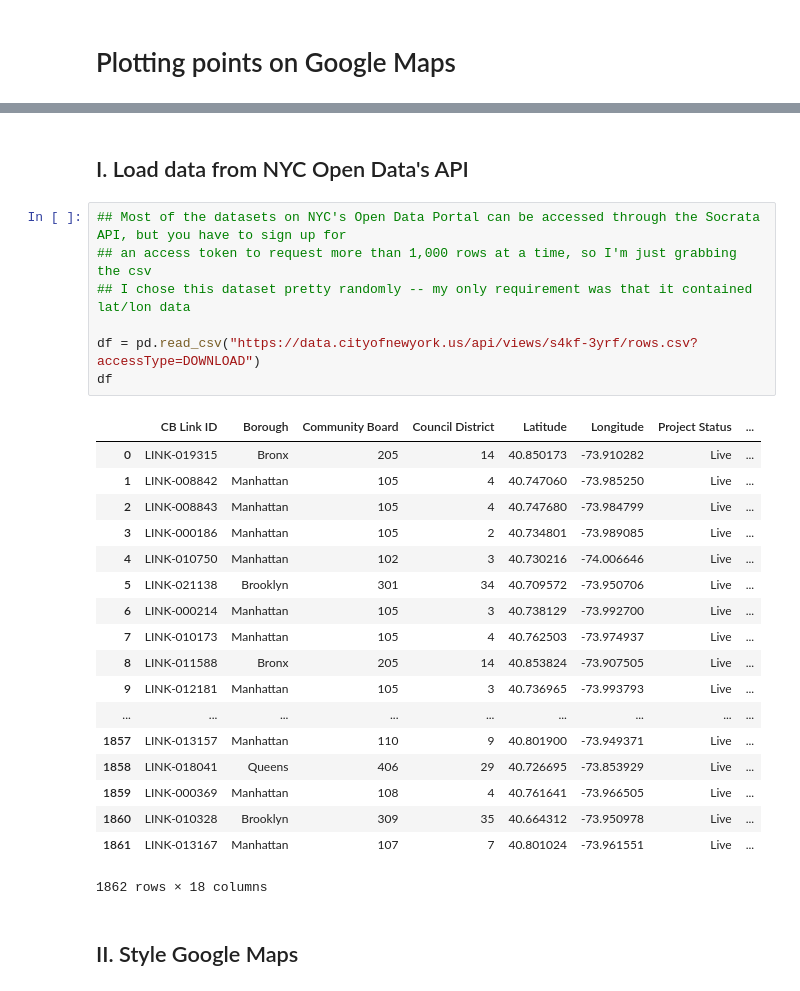
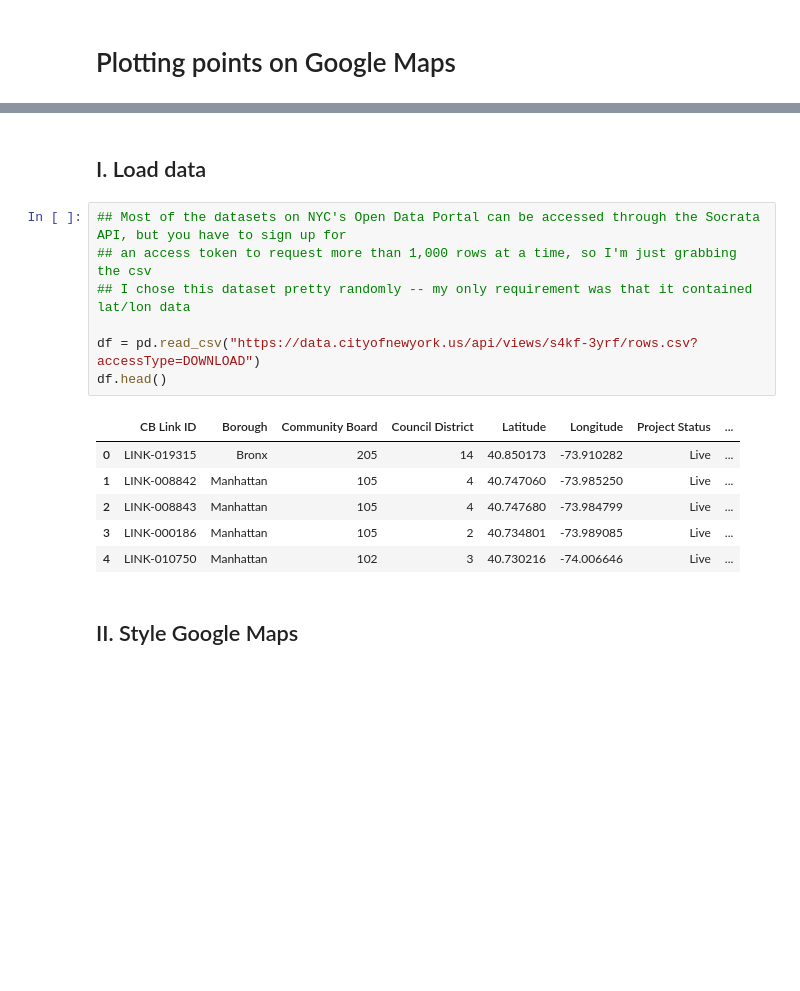
Before and after one commit to samanthacfu/data-viz, a Jupyter notebook: google_maps.ipynb, the cells around one changed output, grey strips where cells are left out. Saved outputs shown, nothing was run; the diff lists cells and outputs as text; blank space fills up the shorter version.

```diff
--- a/google_maps.ipynb
+++ b/google_maps.ipynb
@@ -14,33 +16,21 @@ output_notebook()
 Loading BokehJS ...
 [interactive output not drawn]
 # %% [markdown]
-## I. Load data from NYC Open Data's API
+## I. Load data
 # %%
 ## Most of the datasets on NYC's Open Data Portal can be accessed through the Socrata API, but you have to sign up for
 ## an access token to request more than 1,000 rows at a time, so I'm just grabbing the csv
 ## I chose this dataset pretty randomly -- my only requirement was that it contained lat/lon data
 
 df = pd.read_csv("https://data.cityofnewyork.us/api/views/s4kf-3yrf/rows.csv?accessType=DOWNLOAD")
-df
+df.head()
 # %% [output]
 |  | CB Link ID | Borough | Community Board | Council District | Latitude | Longitude | Project Status | ... |
 | 0 | LINK-019315 | Bronx | 205 | 14 | 40.850173 | -73.910282 | Live | ... |
 | 1 | LINK-008842 | Manhattan | 105 | 4 | 40.747060 | -73.985250 | Live | ... |
 | 2 | LINK-008843 | Manhattan | 105 | 4 | 40.747680 | -73.984799 | Live | ... |
 | 3 | LINK-000186 | Manhattan | 105 | 2 | 40.734801 | -73.989085 | Live | ... |
 | 4 | LINK-010750 | Manhattan | 102 | 3 | 40.730216 | -74.006646 | Live | ... |
-| 5 | LINK-021138 | Brooklyn | 301 | 34 | 40.709572 | -73.950706 | Live | ... |
-| 6 | LINK-000214 | Manhattan | 105 | 3 | 40.738129 | -73.992700 | Live | ... |
-| 7 | LINK-010173 | Manhattan | 105 | 4 | 40.762503 | -73.974937 | Live | ... |
-| 8 | LINK-011588 | Bronx | 205 | 14 | 40.853824 | -73.907505 | Live | ... |
-| 9 | LINK-012181 | Manhattan | 105 | 3 | 40.736965 | -73.993793 | Live | ... |
-| ... | ... | ... | ... | ... | ... | ... | ... | ... |
-| 1857 | LINK-013157 | Manhattan | 110 | 9 | 40.801900 | -73.949371 | Live | ... |
-| 1858 | LINK-018041 | Queens | 406 | 29 | 40.726695 | -73.853929 | Live | ... |
-| 1859 | LINK-000369 | Manhattan | 108 | 4 | 40.761641 | -73.966505 | Live | ... |
-| 1860 | LINK-010328 | Brooklyn | 309 | 35 | 40.664312 | -73.950978 | Live | ... |
-| 1861 | LINK-013167 | Manhattan | 107 | 7 | 40.801024 | -73.961551 | Live | ... |
-1862 rows × 18 columns
 # %% [markdown]
 ## II. Style Google Maps
 # %%
```
Also changed, not shown: parts of 2 cells of this notebook.
